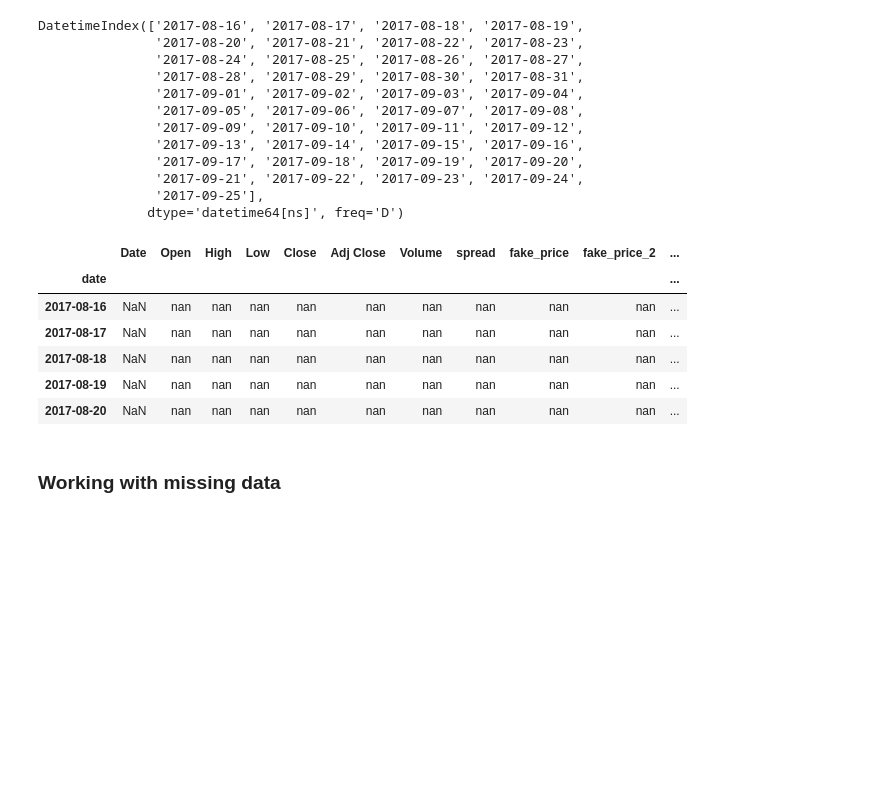
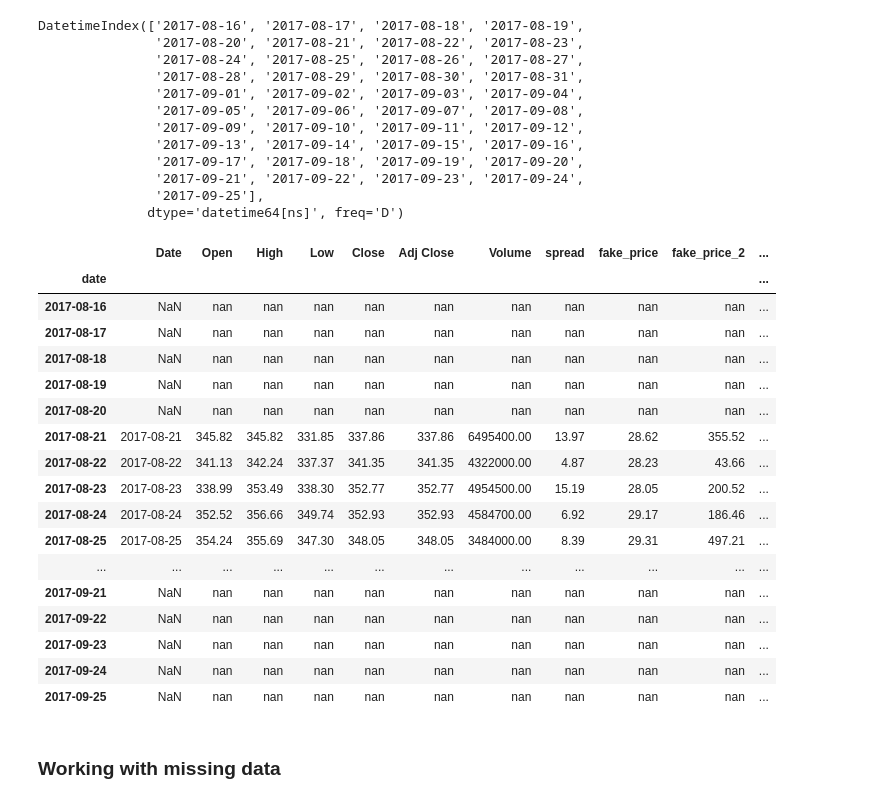
Before and after one commit to michalszczecinski/python_for_data_analysis, a Jupyter notebook: python_for_data_analysis_walkthrough.ipynb, the cells around one changed output. Saved outputs shown, nothing was run; the diff lists cells and outputs as text; code cells hidden in the pictures; blank space fills up the shorter version.

```diff
--- a/python_for_data_analysis_walkthrough.ipynb
+++ b/python_for_data_analysis_walkthrough.ipynb
@@ -1163,15 +1154,26 @@ date_index = pd.DataFrame({'date': pd.date_range(start_date, end_date, freq='D')
 # joining the dataset to the generated index to find missing values
 df_tesla_days = date_index.join(df_tesla_days)
 # %%
-df_tesla_days.head()
+df_tesla_days
 # %% [output]
 |  | Date | Open | High | Low | Close | Adj Close | Volume | spread | fake_price | fake_price_2 | ... |
 | date |  |  |  |  |  |  |  |  |  |  | ... |
 | 2017-08-16 | NaN | nan | nan | nan | nan | nan | nan | nan | nan | nan | ... |
 | 2017-08-17 | NaN | nan | nan | nan | nan | nan | nan | nan | nan | nan | ... |
 | 2017-08-18 | NaN | nan | nan | nan | nan | nan | nan | nan | nan | nan | ... |
 | 2017-08-19 | NaN | nan | nan | nan | nan | nan | nan | nan | nan | nan | ... |
 | 2017-08-20 | NaN | nan | nan | nan | nan | nan | nan | nan | nan | nan | ... |
+| 2017-08-21 | 2017-08-21 | 345.82 | 345.82 | 331.85 | 337.86 | 337.86 | 6495400.00 | 13.97 | 28.62 | 355.52 | ... |
+| 2017-08-22 | 2017-08-22 | 341.13 | 342.24 | 337.37 | 341.35 | 341.35 | 4322000.00 | 4.87 | 28.23 | 43.66 | ... |
+| 2017-08-23 | 2017-08-23 | 338.99 | 353.49 | 338.30 | 352.77 | 352.77 | 4954500.00 | 15.19 | 28.05 | 200.52 | ... |
+| 2017-08-24 | 2017-08-24 | 352.52 | 356.66 | 349.74 | 352.93 | 352.93 | 4584700.00 | 6.92 | 29.17 | 186.46 | ... |
+| 2017-08-25 | 2017-08-25 | 354.24 | 355.69 | 347.30 | 348.05 | 348.05 | 3484000.00 | 8.39 | 29.31 | 497.21 | ... |
+| ... | ... | ... | ... | ... | ... | ... | ... | ... | ... | ... | ... |
+| 2017-09-21 | NaN | nan | nan | nan | nan | nan | nan | nan | nan | nan | ... |
+| 2017-09-22 | NaN | nan | nan | nan | nan | nan | nan | nan | nan | nan | ... |
+| 2017-09-23 | NaN | nan | nan | nan | nan | nan | nan | nan | nan | nan | ... |
+| 2017-09-24 | NaN | nan | nan | nan | nan | nan | nan | nan | nan | nan | ... |
+| 2017-09-25 | NaN | nan | nan | nan | nan | nan | nan | nan | nan | nan | ... |
 # %%
 # we can see data missing not only at the begginning and end but also in between
 # which shows why this is very useful
```
Also changed, not shown: parts of 62 cells of this notebook.
